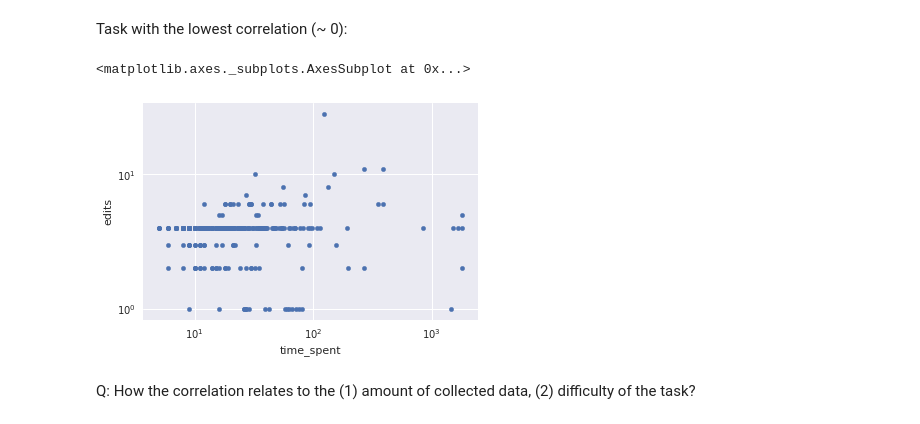
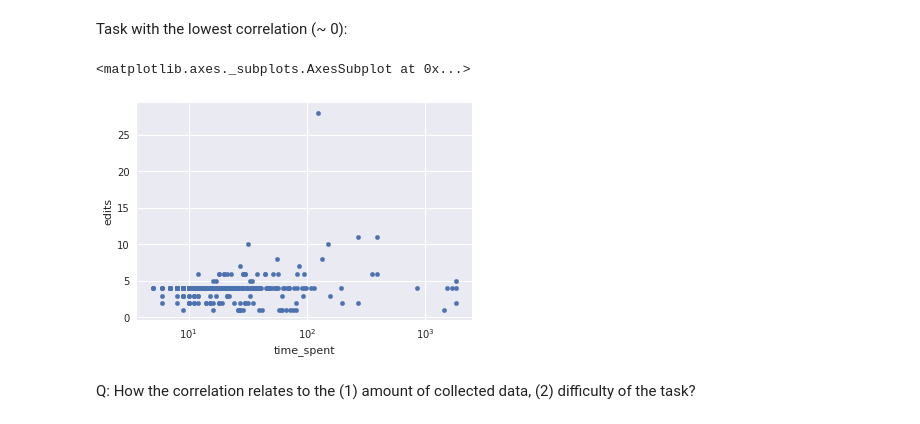
Before and after one commit to effa/flocs-thesis, a Jupyter notebook: analysis/performance-times-vs-clicks.ipynb, the cells around one changed output. Saved outputs shown, nothing was run; the diff lists cells and outputs as text; code cells hidden in the pictures.

Commit message:
Engagement curves, time vs. clicks, solution traces

```diff
--- a/analysis/performance-times-vs-clicks.ipynb
+++ b/analysis/performance-times-vs-clicks.ipynb
@@ -111,10 +113,10 @@ Task with the lowest correlation (~ 0):
 # %%
 ts[ts.task == 25].plot.scatter(
     x='time_spent', y='edits',
-    logx=True, logy=True)
+    logx=True)
 # %% [output]
 <matplotlib.axes._subplots.AxesSubplot at 0x...>
-[figure, old version]
+[figure, new version]
 # %% [markdown]
 Q: How the correlation relates to the (1) amount of collected data, (2) difficulty of the task?
 # %%
```
Also changed, not shown: parts of 10 cells of this notebook, 4 other files.
